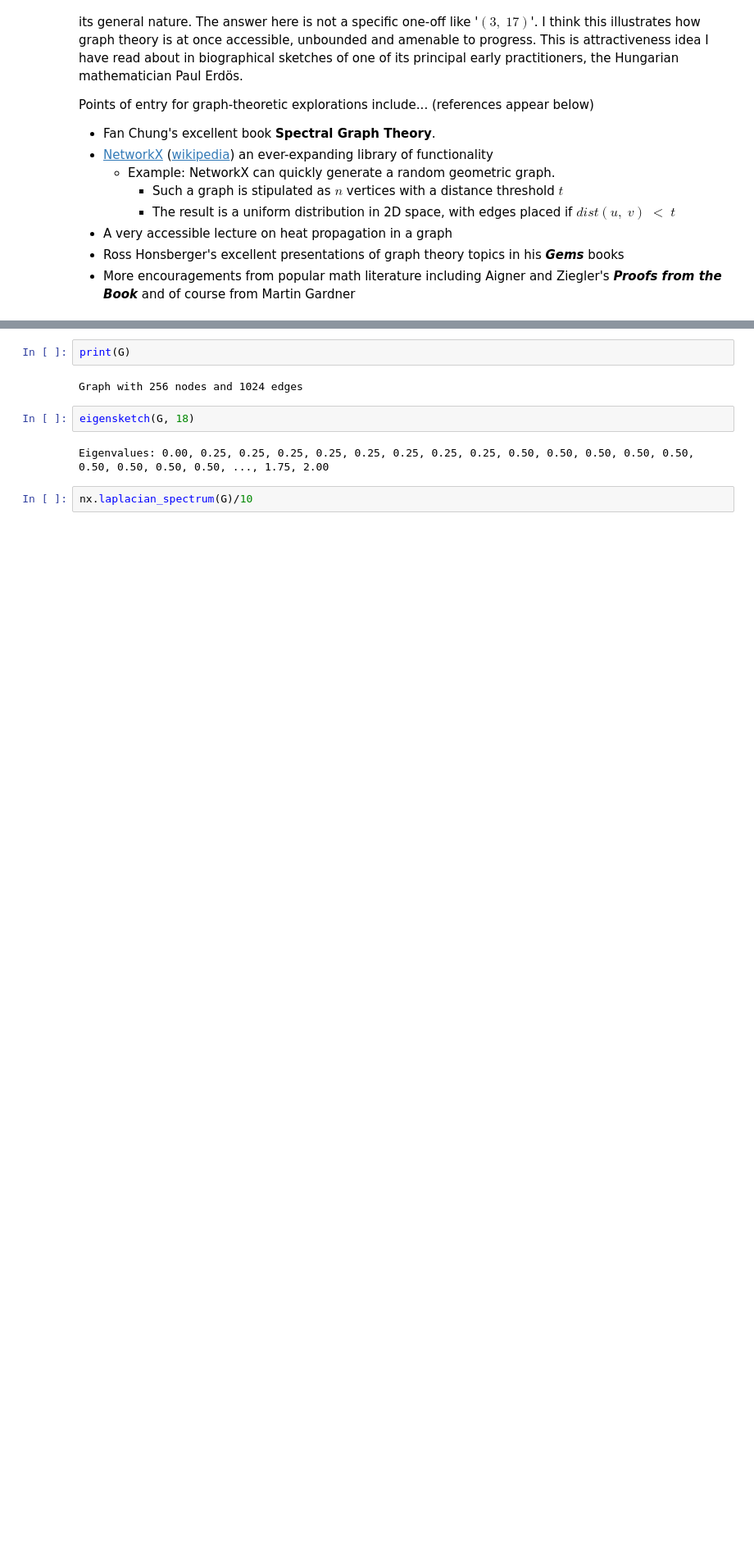
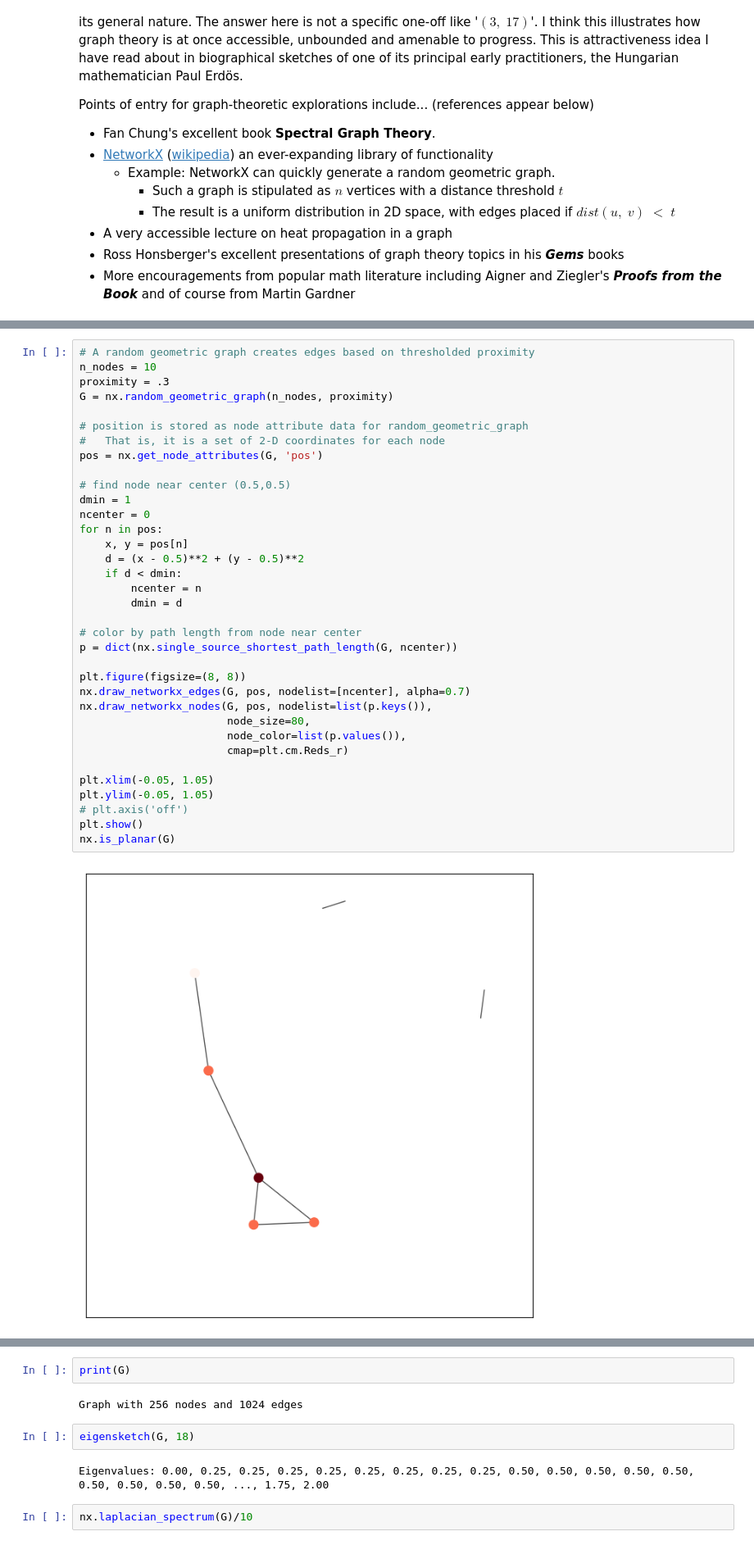
Before and after one commit to robfatland/othermathclub, a Jupyter notebook: graphs/SGTMostly.ipynb, the cells around one changed output, grey strips where cells are left out. Shown: that part at 82% size. Cells and saved outputs as stored; diff of their text form; blank space fills up the shorter version.

Commit message:
graphs

```diff
--- a/graphs/SGTMostly.ipynb
+++ b/graphs/SGTMostly.ipynb
@@ -144,0 +145,37 @@ plt.show()
+# %%
+# A random geometric graph creates edges based on thresholded proximity
+n_nodes = 10
+proximity = .3
+G = nx.random_geometric_graph(n_nodes, proximity)
+
+# position is stored as node attribute data for random_geometric_graph
+#   That is, it is a set of 2-D coordinates for each node
+pos = nx.get_node_attributes(G, 'pos')
+
+# find node near center (0.5,0.5)
+dmin = 1
+ncenter = 0
+for n in pos:
+    x, y = pos[n]
+    d = (x - 0.5)**2 + (y - 0.5)**2
+    if d < dmin:
+        ncenter = n
+        dmin = d
+
+# color by path length from node near center
+p = dict(nx.single_source_shortest_path_length(G, ncenter))
+
+plt.figure(figsize=(8, 8))
+nx.draw_networkx_edges(G, pos, nodelist=[ncenter], alpha=0.7)
+nx.draw_networkx_nodes(G, pos, nodelist=list(p.keys()),
+                       node_size=80,
+                       node_color=list(p.values()),
+                       cmap=plt.cm.Reds_r)
+
+plt.xlim(-0.05, 1.05)
+plt.ylim(-0.05, 1.05)
+# plt.axis('off')
+plt.show()
+nx.is_planar(G)
+# %% [output]
+[figure, added]
```
Also changed, not shown: parts of 5 cells of this notebook, 1 other file.
